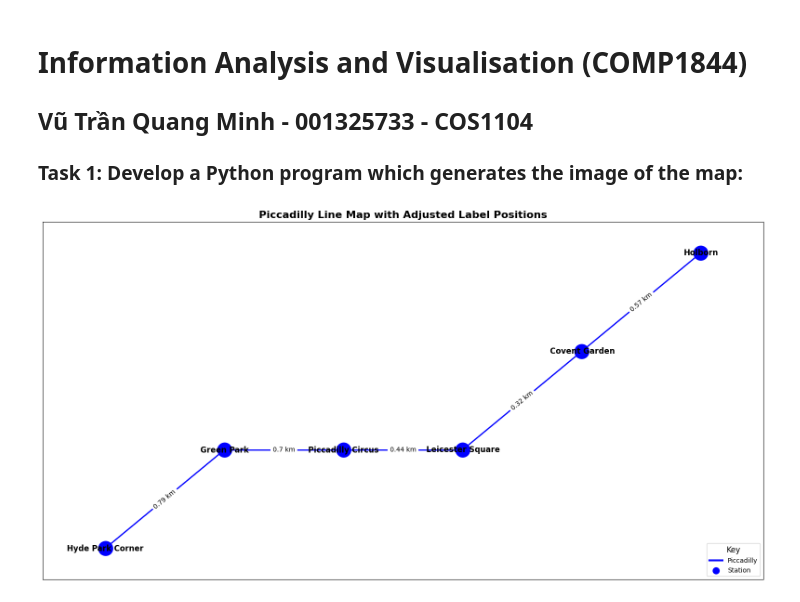
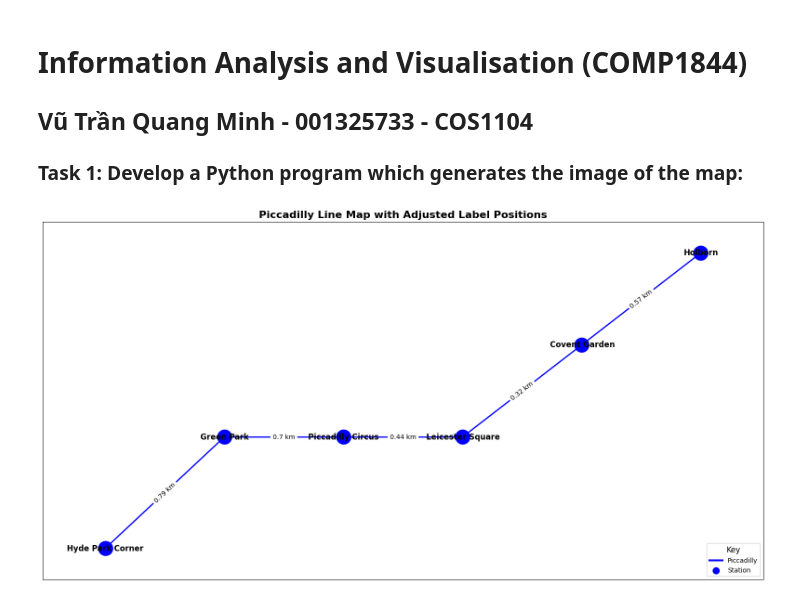
Before and after one commit to vutranquangminh/datavisualization, a Jupyter notebook: task_1.ipynb, the cells around one changed output. Drawn from its saved outputs; the diff is of its cells as text; code cells hidden in the pictures.

```diff
--- a/task_1.ipynb
+++ b/task_1.ipynb
@@ -25,7 +25,7 @@ def haversine(lat1, lon1, lat2, lon2):
 
 # ------------------- Graph Data Preparation -------------------
 stations = {
-    "Hyde Park Corner": (0, 1),
+    "Hyde Park Corner": (0, 0.79),
     "Green Park": (1, 2),
     "Piccadilly Circus": (2, 2),
     "Leicester Square": (3, 2),
@@ -74,31 +74,31 @@ for station, coords in stations.items():
     G.add_node(station, pos=coords)
 
 for edge in calculated_edges:
     G.add_edge(edge[0], edge[1], distance=edge[2])
 
 # ------------------- Visualization Settings -------------------
 pos = nx.get_node_attributes(G, 'pos')
 edge_labels = nx.get_edge_attributes(G, 'distance')
 
 # ------------------- Graph Visualization -------------------
 plt.figure(figsize=(20, 10))
 ax = plt.gca()
 
 nx.draw_networkx_nodes(G, pos, node_size=500, node_color='blue')
 nx.draw_networkx_edges(G, pos, edge_color='blue', width=2)
 
 # Use adjusted positions for station labels
 nx.draw_networkx_labels(G, pos=adjusted_positions, font_size=12, font_weight='bold', font_color='black')
 
 nx.draw_networkx_edge_labels(G, pos, edge_labels={edge: f"{dist} km" for edge, dist in edge_labels.items()},
                               font_size=10, font_color='black')
 
 # Add legend
 plt.plot([], [], color='blue', linewidth=3, label='Piccadilly')
 plt.scatter([], [], color='blue', s=100, label='Station')
 plt.legend(loc='lower right', title='Key', frameon=True, fontsize=10, title_fontsize=12)
 
 plt.title("Piccadilly Line Map with Adjusted Label Positions", fontsize=16, fontweight='bold')
 plt.show()
 # %% [output]
-[figure, old version]
+[figure, new version]
```
Also changed, not shown: 5 other files.
